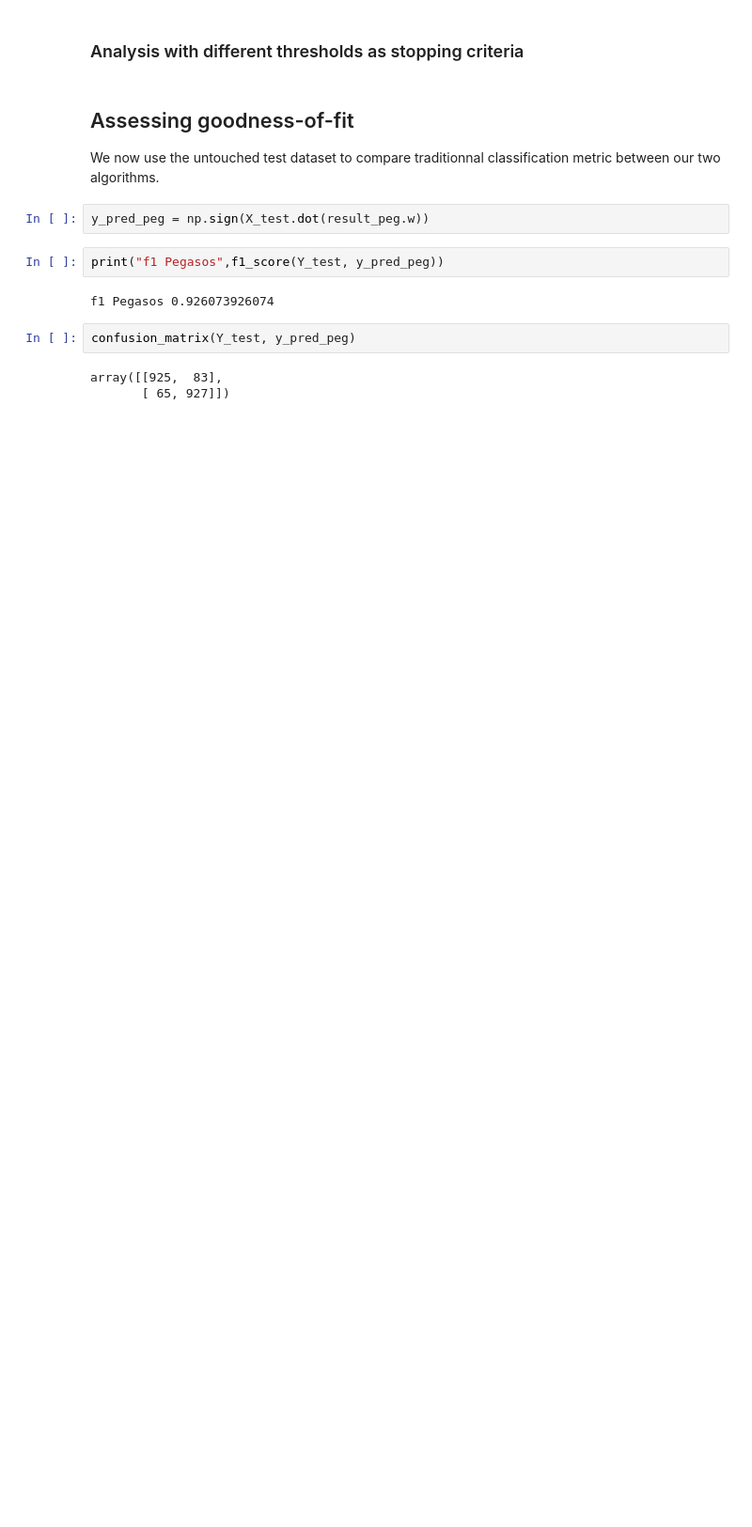
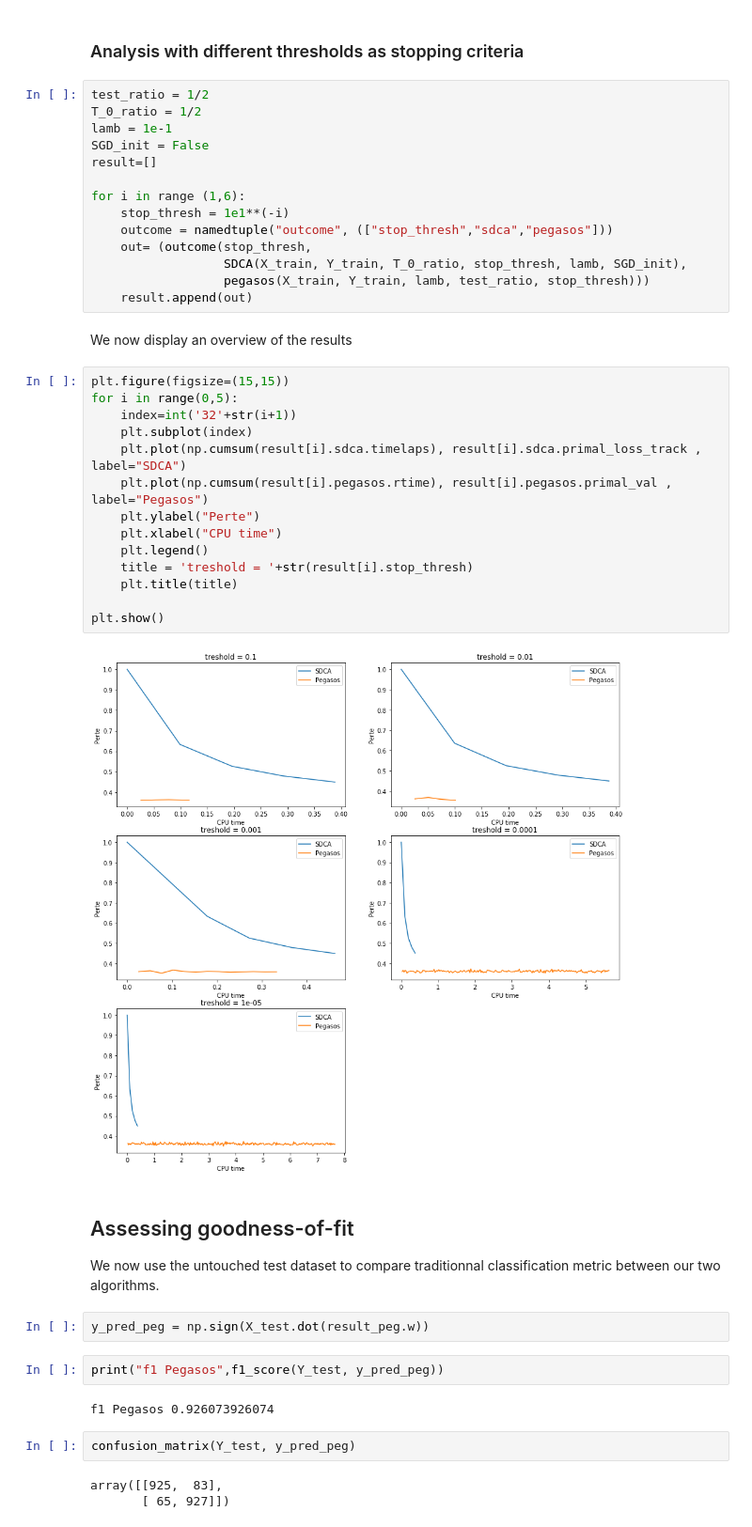
Before and after one commit to gauthier-schweitzer/soadml, a Jupyter notebook: Projet.ipynb, the cells around one changed output. Shown at 94% size. Saved outputs shown, nothing was run; the diff lists cells and outputs as text; blank space fills up the shorter version.

```diff
--- a/Projet.ipynb
+++ b/Projet.ipynb
@@ -1045,5 +1044,37 @@ plt.show()
 # %% [markdown]
 ### Analysis with different thresholds as stopping criteria
+# %%
+test_ratio = 1/2
+T_0_ratio = 1/2
+lamb = 1e-1
+SGD_init = False
+result=[]
+
+for i in range (1,6):
+    stop_thresh = 1e1**(-i)
+    outcome = namedtuple("outcome", (["stop_thresh","sdca","pegasos"]))
+    out= (outcome(stop_thresh,
+                  SDCA(X_train, Y_train, T_0_ratio, stop_thresh, lamb, SGD_init),
+                  pegasos(X_train, Y_train, lamb, test_ratio, stop_thresh)))
+    result.append(out)
+# %% [markdown]
+We now display an overview of the results
+# %%
+plt.figure(figsize=(15,15))
+for i in range(0,5):
+    index=int('32'+str(i+1))
+    plt.subplot(index)
+    plt.plot(np.cumsum(result[i].sdca.timelaps), result[i].sdca.primal_loss_track , label="SDCA")
+    plt.plot(np.cumsum(result[i].pegasos.rtime), result[i].pegasos.primal_val , label="Pegasos")
+    plt.ylabel("Perte")
+    plt.xlabel("CPU time")
+    plt.legend()
+    title = 'treshold = '+str(result[i].stop_thresh)
+    plt.title(title)
+
+plt.show()
+# %% [output]
+[figure, added]
 # %% [markdown]
 ## Assessing goodness-of-fit
 We now use the untouched test dataset to compare traditionnal classification metric between our two algorithms.
```
Also changed, not shown: parts of 8 cells of this notebook.
